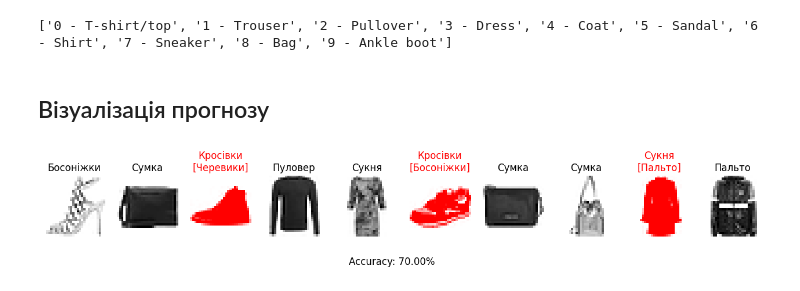
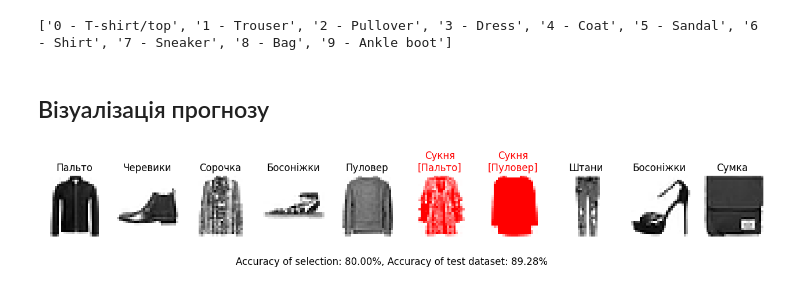
Before and after one commit to lexxai/goit_python_ds_hw_09, a Jupyter notebook: goit_python_ds_hw_09.ipynb, the cells around one changed output. Drawn from its saved outputs; the diff is of its cells as text; code cells hidden in the pictures.

```diff
--- a/goit_python_ds_hw_09.ipynb
+++ b/goit_python_ds_hw_09.ipynb
@@ -119,14 +133,10 @@ _________________________________________________________________
 # %%
-batch_size = 600 # перераховувати ваги мережі ми будемо не на всій вибірці, а на її випадковій підмножині з batch_size елементів
-epochs = 19
-
-history = model.fit(
-    x_train,
-    y_train,
-    initial_epoch=0,
-    epochs=epochs,
-    batch_size=batch_size,
-    validation_data=(x_test, y_test),
-    use_multiprocessing=True
-)
+batch_size = 450 # перераховувати ваги мережі ми будемо не на всій вибірці, а на її випадковій підмножині з batch_size елементів
+epochs = 60
+models[model_name].reset_states()
+history = compile_and_fit(models[model_name], model_name, batch_size=batch_size, max_epochs=epochs)
+mh = models_his.get(model_name, [])
+mh.append(history)
+models_his[model_name] = mh
+models[model_name].reset_states()
 # %% [output]
@@ -207,4 +230,4 @@ pair_plot(val_loss_history, val_accuracy_history, "Loss / Accuracy (test validat
 # %%
-test_pred = model.predict(x_test, batch_size=batch_size, use_multiprocessing=True)
+test_pred = models[model_name].predict(x_test, batch_size=batch_size, use_multiprocessing=True)
 test_pred.shape
 # %% [output]
@@ -302,28 +329,28 @@ print(list(map(lambda x: x.strip(),target_names)))
 # %%
 img_selected = 10
 random_img_idx = np.random.randint(0, x_test.shape[0], size=img_selected)
 
 
 # Plot the images
 colors = [(1, 1, 1), (1, 0, 0), (1, 0, 0)]  # white, red, red
 custom_cmap = plt.cm.colors.LinearSegmentedColormap.from_list("CustomRed", colors, N=256)
 
 plt.figure(figsize=(16, 5))
 pred = 0
 for i, idx in enumerate(random_img_idx, start=1):
     plt.subplot(1, img_selected, i)
     correct = y_test[idx] == test_pred_values[idx]
     pred += int(correct)
     cmap = 'gray_r' if correct else custom_cmap
     color = "black" if correct else "red"
     plt.imshow(x_test[idx], cmap=cmap)
     title = labels_uk[y_test[idx]] if correct else f'{labels_uk[y_test[idx]]}\n[{labels_uk[test_pred_values[idx]]}]'
     plt.title(title, color=color)
     plt.axis('off')
 
 acc = pred/img_selected
-plt.suptitle(f"Accuracy: {acc:.2%}")
+plt.suptitle(f"Accuracy of selection: {acc:.2%}, Accuracy of test dataset: {results[1]:.2%}")
 plt.subplots_adjust(top=2.2)
 plt.show()
 # %% [output]
-[figure, old version]
+[figure, new version]
```
Also changed, not shown: parts of 13 cells of this notebook.
